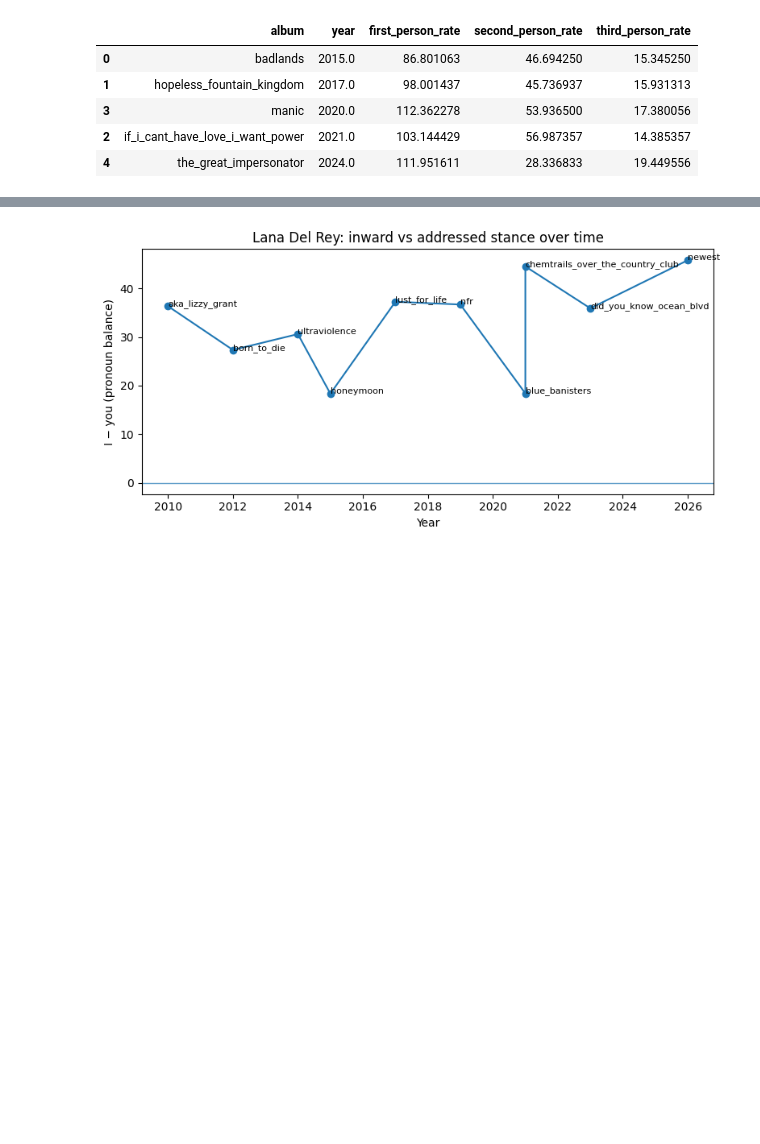
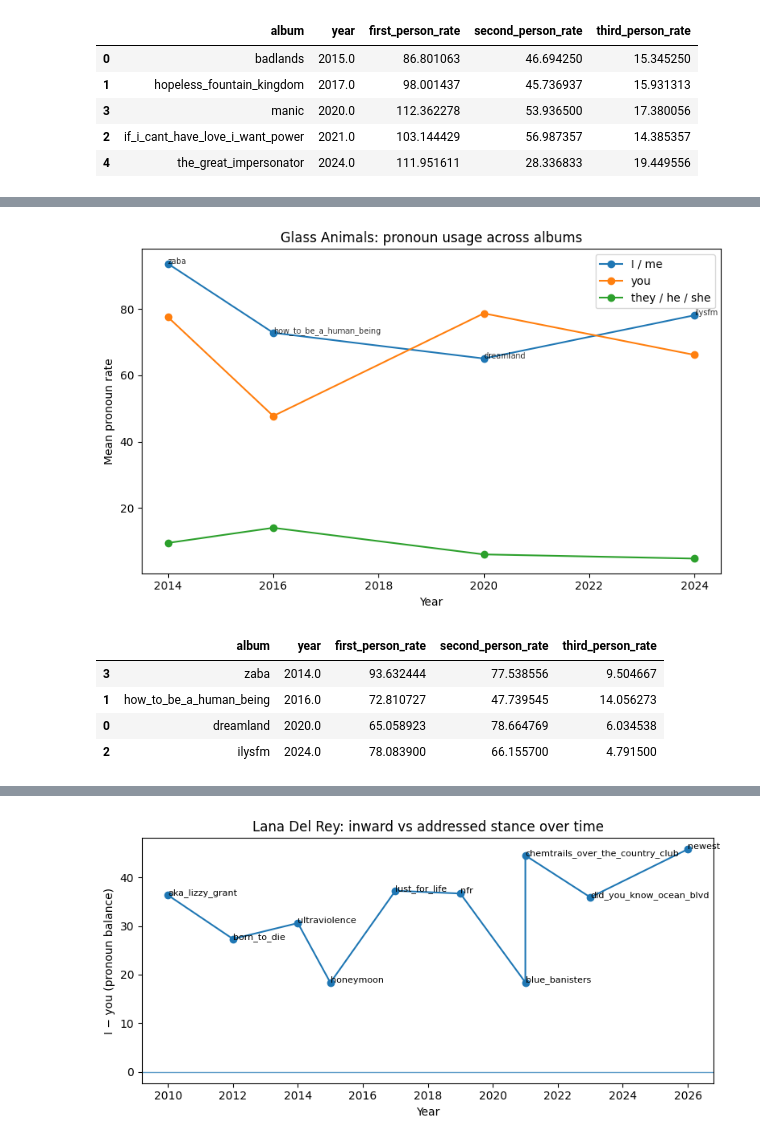
Before and after one commit to mahlidol/music_analysis, a Jupyter notebook: CMOR-438/notebooks/02_structure_surprise.ipynb, the cells around one changed output, grey strips where cells are left out. Drawn from its saved outputs; the diff is of its cells as text; code cells hidden in the pictures; blank space fills up the shorter version.

```diff
--- a/CMOR-438/notebooks/02_structure_surprise.ipynb
+++ b/CMOR-438/notebooks/02_structure_surprise.ipynb
@@ -1093,3 +1215,54 @@ plot_marina_pronouns_over_time(df)
 | 3 | love+fear | 2019.0 | 82.092938 | 59.884188 | 7.311250 |
 | 0 | ancient_dreams_in_a_modern_land | 2021.0 | 83.496231 | 54.352769 | 7.134769 |
 | 4 | princess_of_power | 2025.0 | 103.034706 | 59.775059 | 7.472176 |
+# %%
+def plot_glass_animals_pronouns_over_time(df):
+    glass_animals = (
+        df[df["artist_group"] == "glass animals"]
+        .dropna(subset=[
+            "album", "year",
+            "first_person_rate",
+            "second_person_rate",
+            "third_person_rate"
+        ])
+        .copy()
+    )
+
+    glass_animals["year"] = pd.to_numeric(glass_animals["year"], errors="coerce")
+    glass_animals = glass_animals.dropna(subset=["year"])
+
+    album_means = (
+        glass_animals.groupby(["album", "year"])[
+            ["first_person_rate", "second_person_rate", "third_person_rate"]
+        ]
+        .mean()
+        .reset_index()
+        .sort_values(["year", "album"])
+    )
+
+    plt.figure(figsize=(8, 5))
+
+    plt.plot(album_means["year"], album_means["first_person_rate"], marker="o", label="I / me")
+    plt.plot(album_means["year"], album_means["second_person_rate"], marker="o", label="you")
+    plt.plot(album_means["year"], album_means["third_person_rate"], marker="o", label="they / he / she")
+
+    for _, r in album_means.iterrows():
+        plt.text(r["year"], r["first_person_rate"], r["album"], fontsize=7, alpha=0.8)
+
+    plt.xlabel("Year")
+    plt.ylabel("Mean pronoun rate")
+    plt.title("Glass Animals: pronoun usage across albums")
+    plt.legend()
+    plt.tight_layout()
+    plt.show()
+
+    return album_means
+
+plot_glass_animals_pronouns_over_time(df)
+# %% [output]
+[figure, added]
+|  | album | year | first_person_rate | second_person_rate | third_person_rate |
+| 3 | zaba | 2014.0 | 93.632444 | 77.538556 | 9.504667 |
+| 1 | how_to_be_a_human_being | 2016.0 | 72.810727 | 47.739545 | 14.056273 |
+| 0 | dreamland | 2020.0 | 65.058923 | 78.664769 | 6.034538 |
+| 2 | ilysfm | 2024.0 | 78.083900 | 66.155700 | 4.791500 |
```
Also changed, not shown: parts of 10 cells of this notebook.
